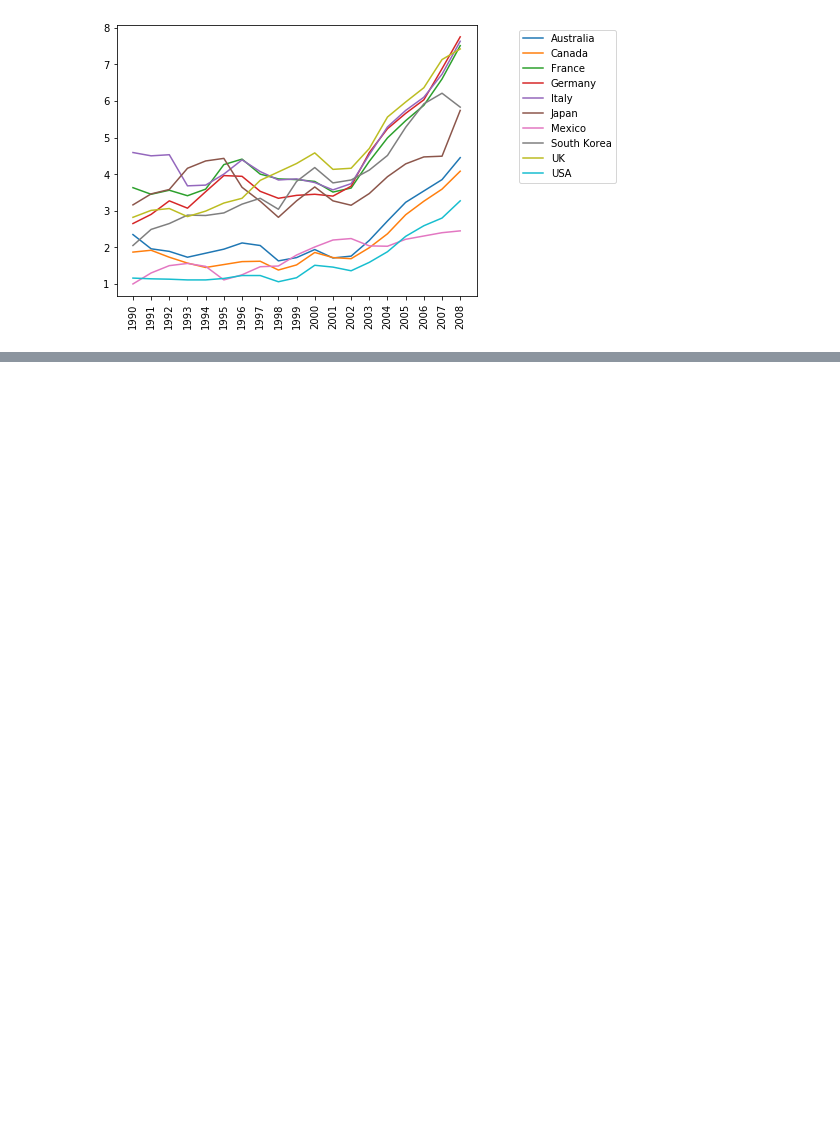
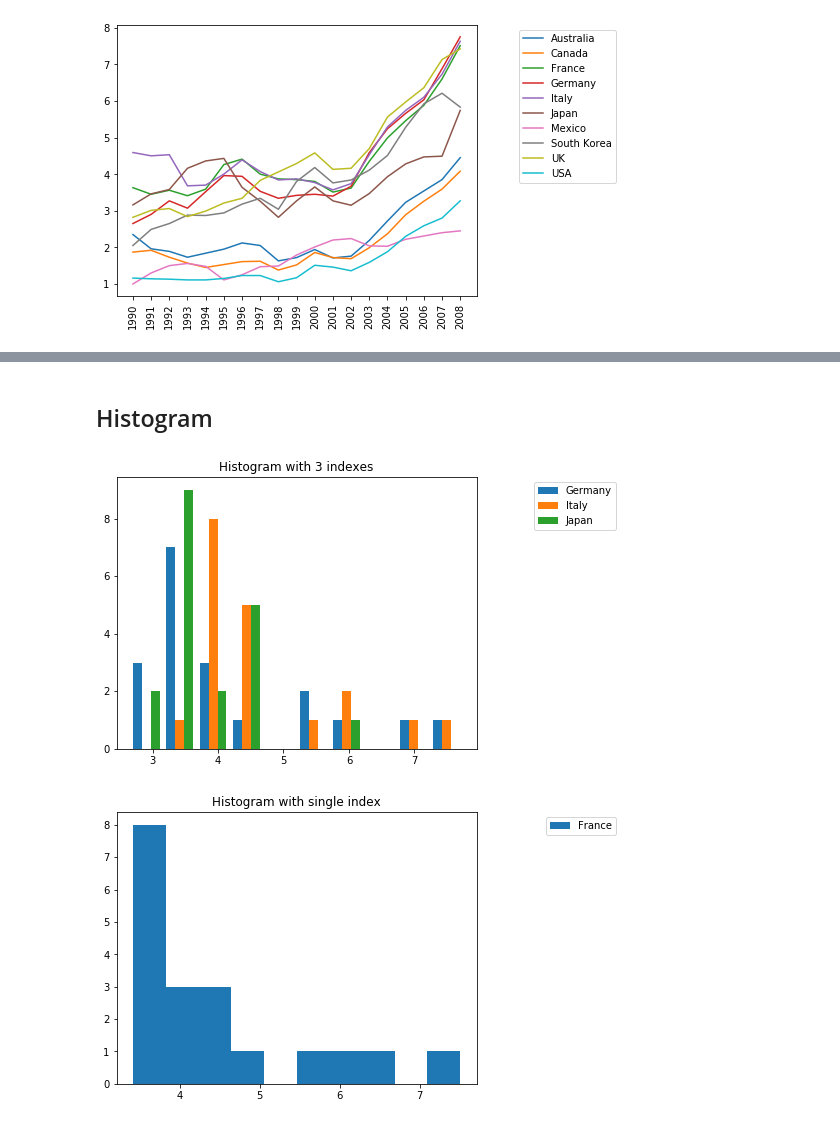
Before and after one commit to gsharansingh/easygplot, a Jupyter notebook: individual_graphs.ipynb, the cells around one changed output, grey strips where cells are left out. Drawn from its saved outputs; the diff is of its cells as text; code cells hidden in the pictures; blank space fills up the shorter version.

```diff
--- a/individual_graphs.ipynb
+++ b/individual_graphs.ipynb
@@ -24,0 +59,8 @@ g3 = Plot.Line(legend=True)(data_obj[:])
+# %% [markdown]
+## Histogram
+# %%
+h1 = Plot.Histogram(title = "Histogram with 3 indexes", legend=True)(data_obj[3:6])
+h2 = Plot.Histogram(title = "Histogram with single index", legend=True)(data_obj[2])
+# %% [output]
+[figure, added]
+[figure, added]
```
Also changed, not shown: parts of 13 cells of this notebook, 2 other files.
